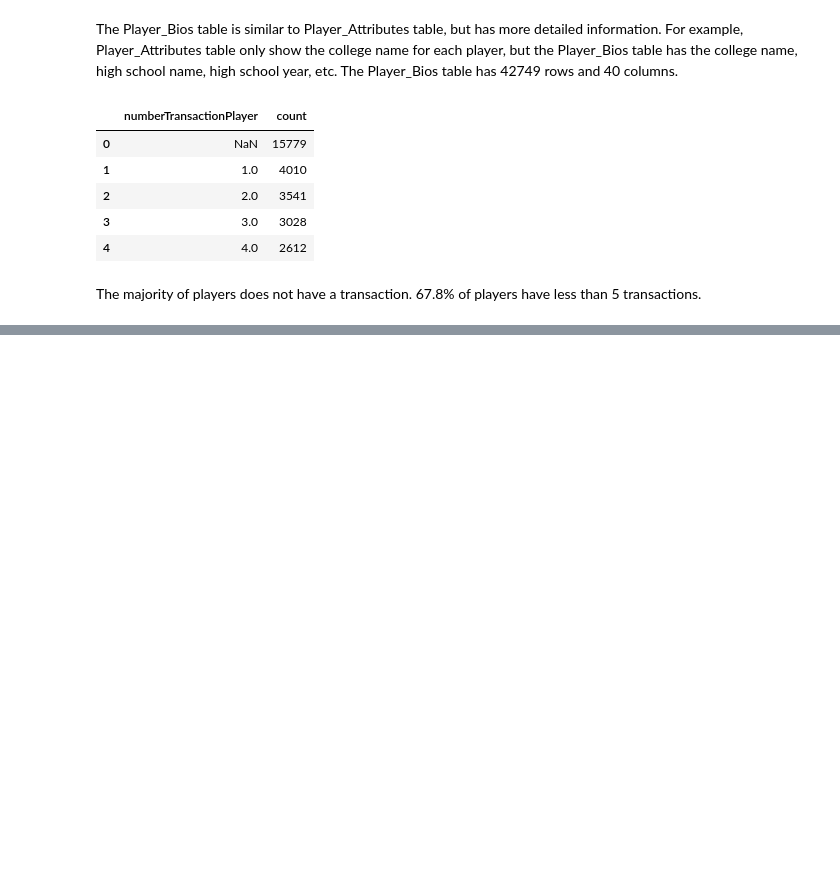
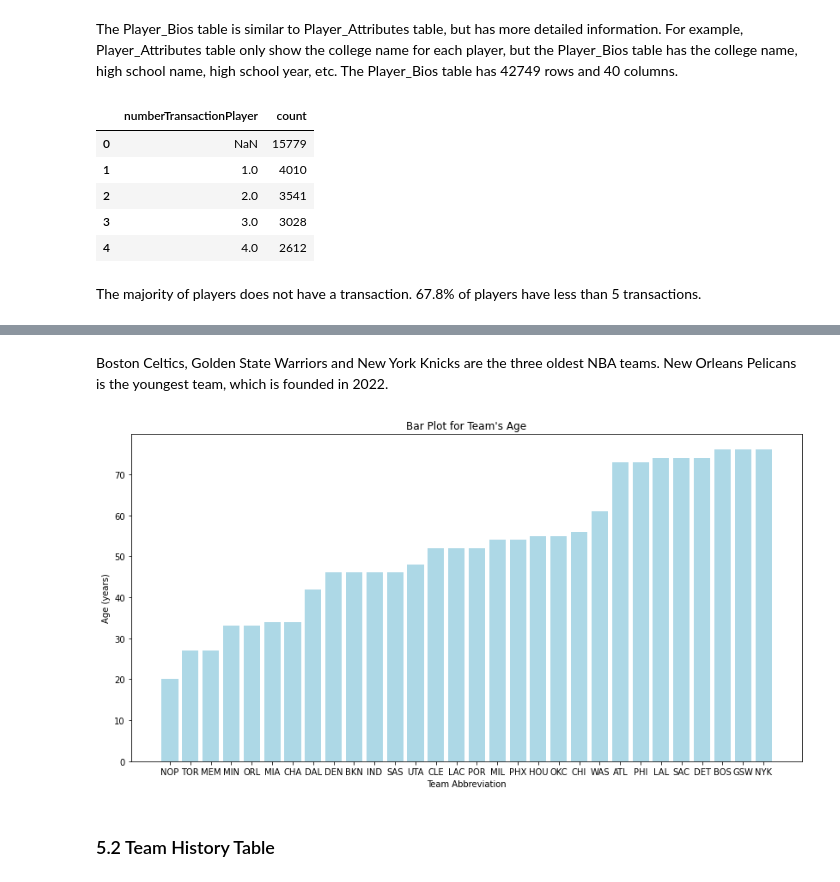
Before and after one commit to VIcKII-Z/Database-final-proj_on-NBA-datasets, a Jupyter notebook: Final Project.ipynb, the cells around one changed output, grey strips where cells are left out. Saved outputs shown, nothing was run; the diff lists cells and outputs as text; code cells hidden in the pictures; blank space fills up the shorter version.

Commit message:
adjust lfs and add data analysis for team related tables

```diff
--- a/Final Project.ipynb
+++ b/Final Project.ipynb
@@ -357,0 +415,11 @@ The majority of players does not have a transaction. 67.8% of players have less
+# %%
+query = \
+    """
+    SELECT id, full_name, abbreviation, year_founded, (2022 - year_founded) as age
+    FROM Team
+    ORDER BY age ASC
+    """
+cursor.execute(query)
+cols = [column[0] for column in cursor.description]
+team_age = pd.DataFrame.from_records(data = cursor.fetchall(), columns = cols)
+team_age.head()
@@ -357,0 +433,13 @@ The majority of players does not have a transaction. 67.8% of players have less
+# %% [markdown]
+Boston Celtics, Golden State Warriors and New York Knicks are the three oldest NBA teams. New Orleans Pelicans is the youngest team, which is founded in 2022.
+# %%
+plt.figure(figsize= (14,7))
+plt.bar(x=team_age["abbreviation"], height=team_age["age"], color="lightblue")
+plt.xlabel("Team Abbreviation")
+plt.ylabel("Age (years)")
+plt.title("Bar Plot for Team's Age")
+plt.show()
+# %% [output]
+[figure, added]
+# %% [markdown]
+### 5.2 Team History Table
```
Also changed, not shown: parts of 25 cells of this notebook, 2 other files.
